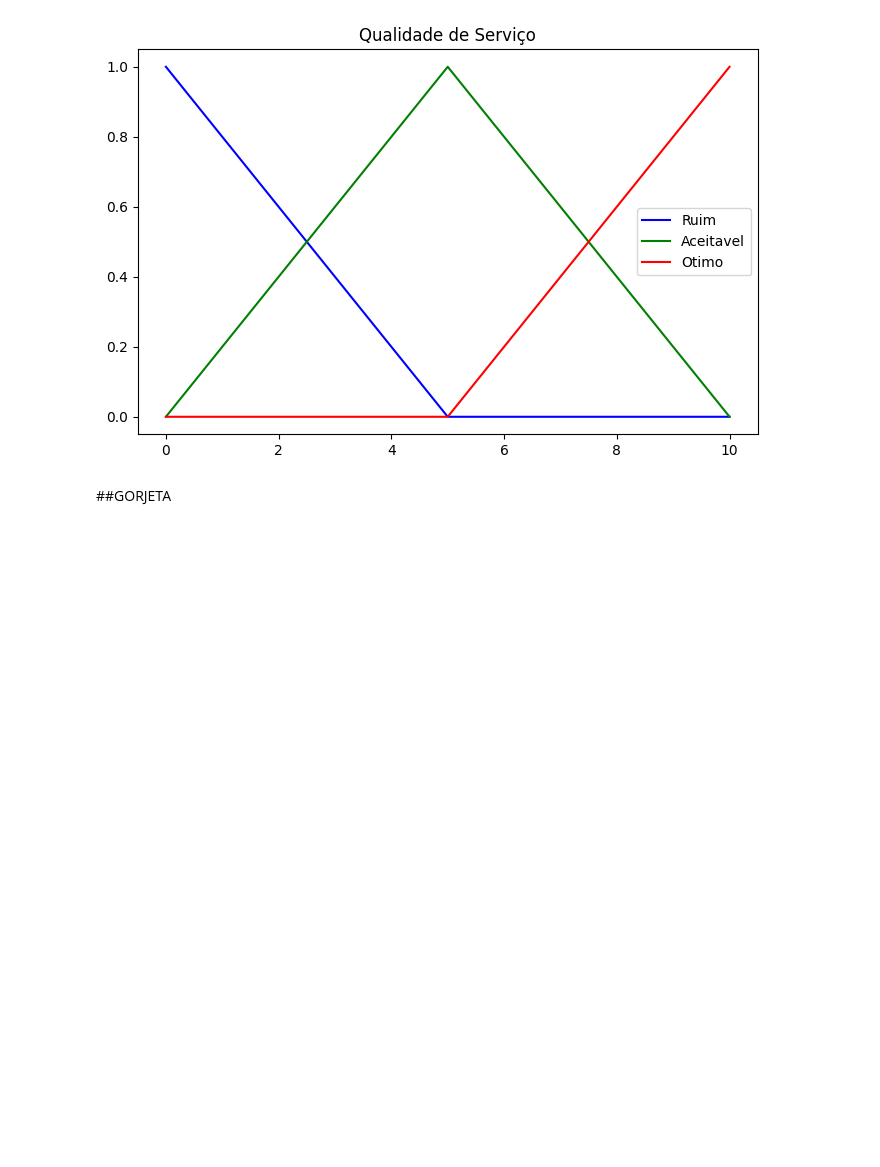
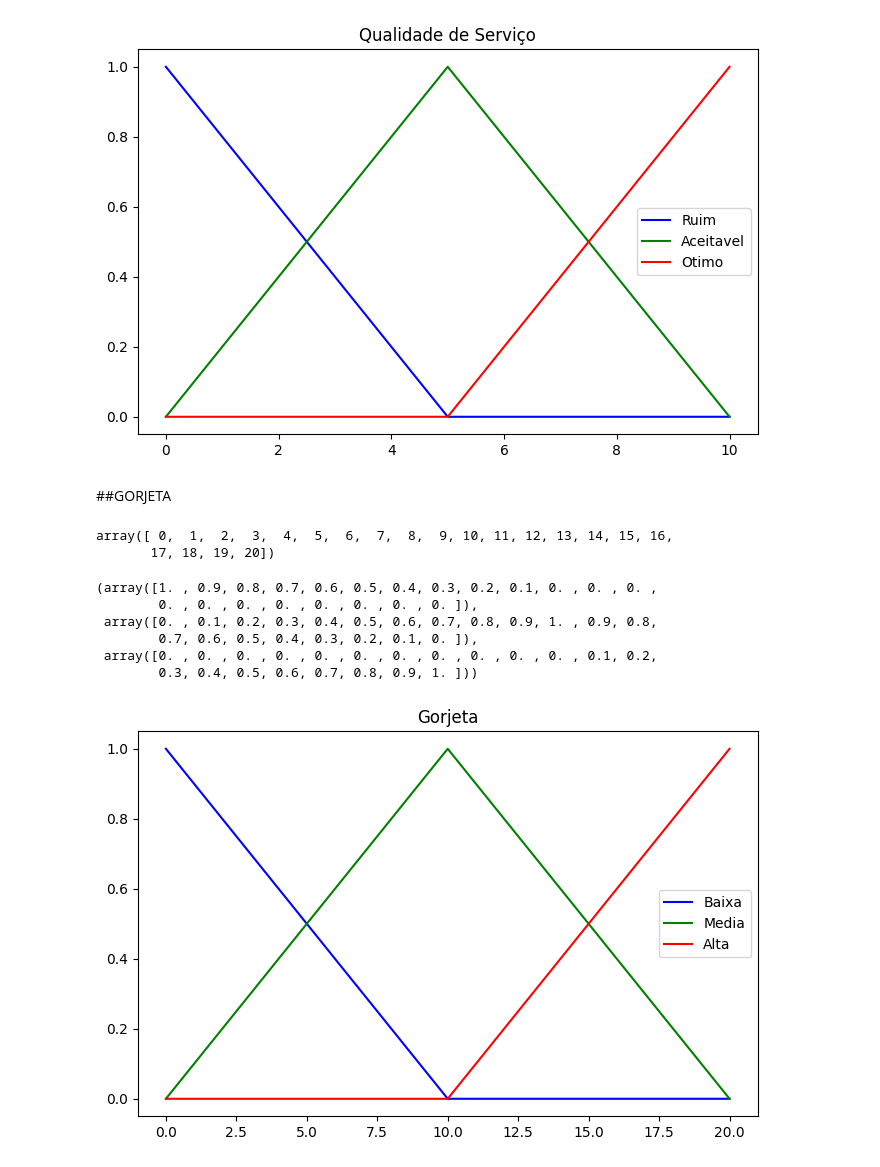
Before and after one commit to DouglasSilva2/Logica_de_Fuzzy_python, a Jupyter notebook: Logica_de_Fuzzy_3º_Etudo_de_Caso_Gorjeta_Hard_Fuzzy_Python.ipynb, the cells around one changed output. Saved outputs shown, nothing was run; the diff lists cells and outputs as text; code cells hidden in the pictures; blank space fills up the shorter version.

Commit message:
Logica_de_Fuzzy_3º_Etudo_de_Caso_Gorjeta_Hard_Fuzzy

```diff
--- a/Logica_de_Fuzzy_3º_Etudo_de_Caso_Gorjeta_Hard_Fuzzy_Python.ipynb
+++ b/Logica_de_Fuzzy_3º_Etudo_de_Caso_Gorjeta_Hard_Fuzzy_Python.ipynb
@@ -146,3 +144,30 @@ ax.legend();
 [figure]
 # %% [markdown]
 ##GORJETA
+# %%
+x_gorjeta
+# %% [output]
+array([ 0,  1,  2,  3,  4,  5,  6,  7,  8,  9, 10, 11, 12, 13, 14, 15, 16,
+       17, 18, 19, 20])
+# %%
+y_gorjeta_baixa = fuzzy.trimf(x_gorjeta, [0, 0, 10])#
+y_gorjeta_media = fuzzy.trimf(x_gorjeta, [0, 10, 20])
+y_gorjeta_alta = fuzzy.trimf(x_gorjeta, [10, 20, 20])
+# %%
+y_gorjeta_baixa, y_gorjeta_media, y_gorjeta_alta
+# %% [output]
+(array([1. , 0.9, 0.8, 0.7, 0.6, 0.5, 0.4, 0.3, 0.2, 0.1, 0. , 0. , 0. ,
+        0. , 0. , 0. , 0. , 0. , 0. , 0. , 0. ]),
+ array([0. , 0.1, 0.2, 0.3, 0.4, 0.5, 0.6, 0.7, 0.8, 0.9, 1. , 0.9, 0.8,
+        0.7, 0.6, 0.5, 0.4, 0.3, 0.2, 0.1, 0. ]),
+ array([0. , 0. , 0. , 0. , 0. , 0. , 0. , 0. , 0. , 0. , 0. , 0.1, 0.2,
+        0.3, 0.4, 0.5, 0.6, 0.7, 0.8, 0.9, 1. ]))
+# %%
+fig, ax = plt.subplots(figsize = (8,5))
+ax.plot(x_gorjeta, y_gorjeta_baixa, 'b', label = 'Baixa')
+ax.plot(x_gorjeta, y_gorjeta_media, 'g', label = 'Media')
+ax.plot(x_gorjeta, y_gorjeta_alta, 'r', label = 'Alta')
+ax.set_title('Gorjeta')
+ax.legend();
+# %% [output]
+[figure, added]
```
Also changed, not shown: parts of 1 cell of this notebook.
